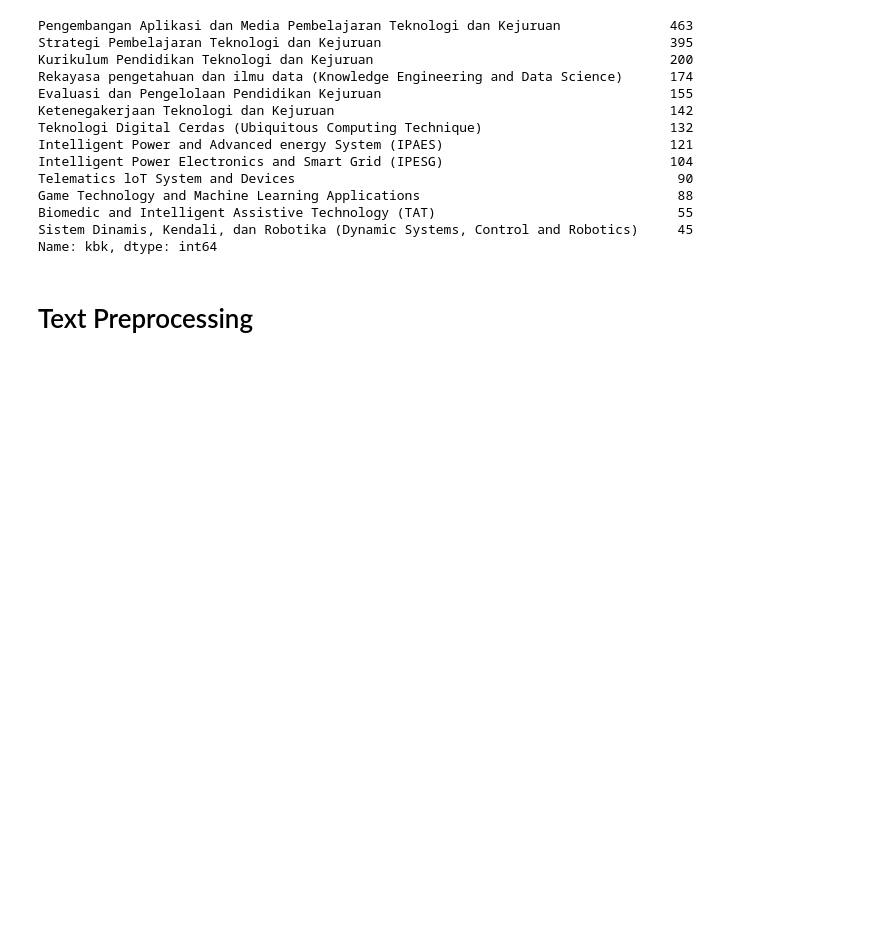
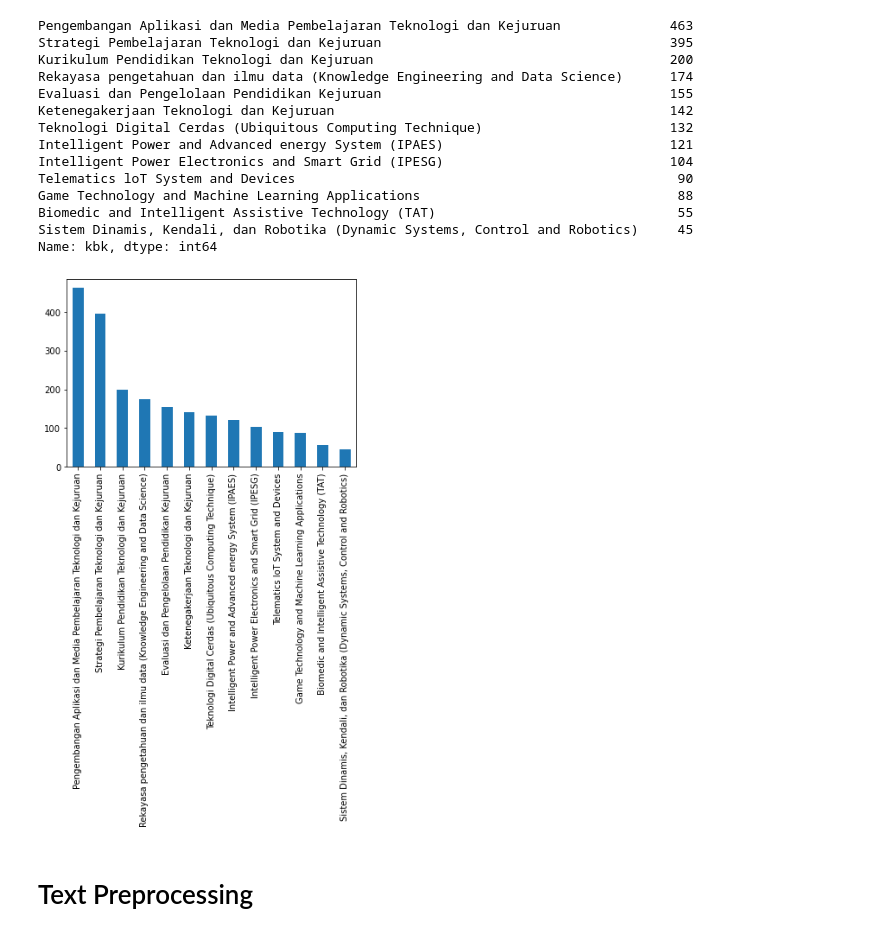
Before and after one commit to mercyano/klasifikasi-kbk, a Jupyter notebook: preprocessing.ipynb, the cells around one changed output. Drawn from its saved outputs; the diff is of its cells as text; code cells hidden in the pictures; blank space fills up the shorter version.

```diff
--- a/preprocessing.ipynb
+++ b/preprocessing.ipynb
@@ -38,6 +38,13 @@ Game Technology and Machine Learning Applications
 Biomedic and Intelligent Assistive Technology (TAT)                               55
 Sistem Dinamis, Kendali, dan Robotika (Dynamic Systems, Control and Robotics)     45
 Name: kbk, dtype: int64
+# %%
+import matplotlib.pyplot as plt
+
+df['kbk'].value_counts().plot(kind='bar')
+plt.show()
+# %% [output]
+[figure, added]
 # %% [markdown]
 # Text Preprocessing
 # %% [markdown]
```
Also changed, not shown: parts of 2 cells of this notebook.
